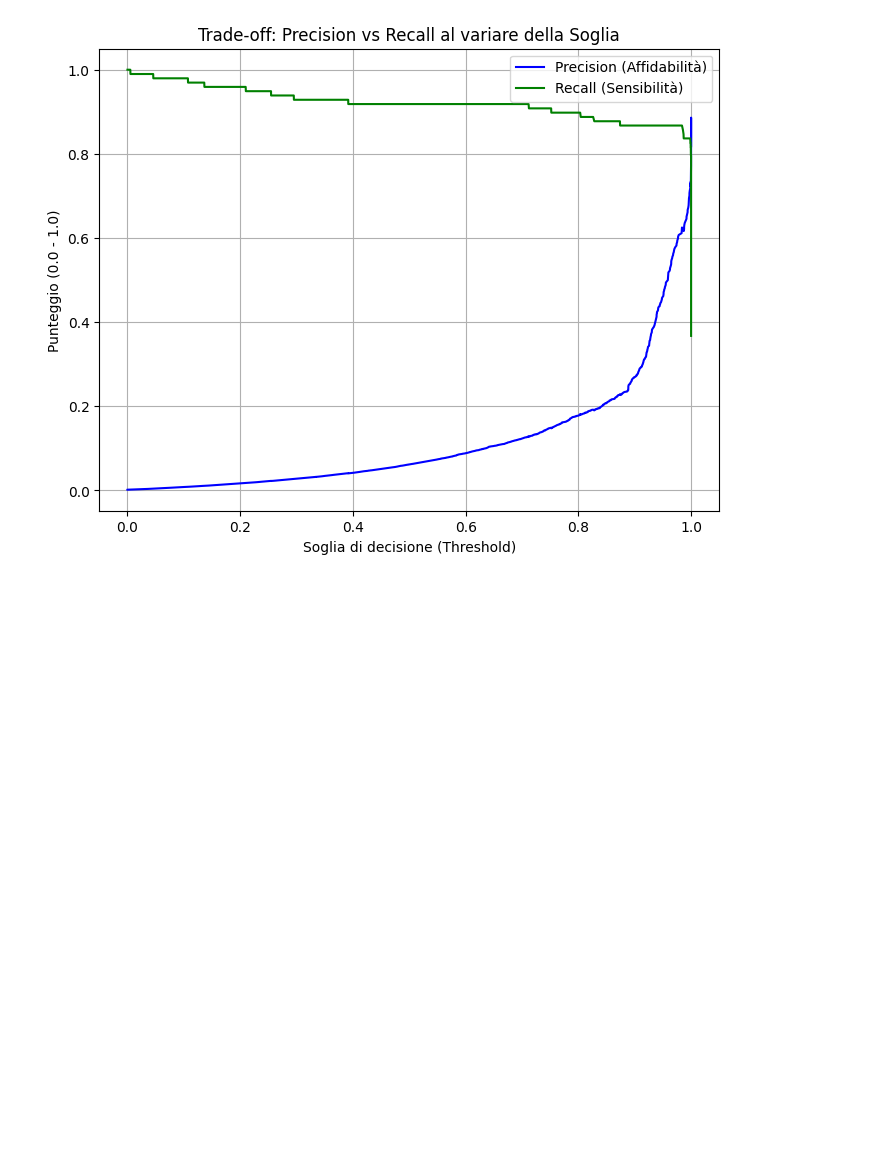
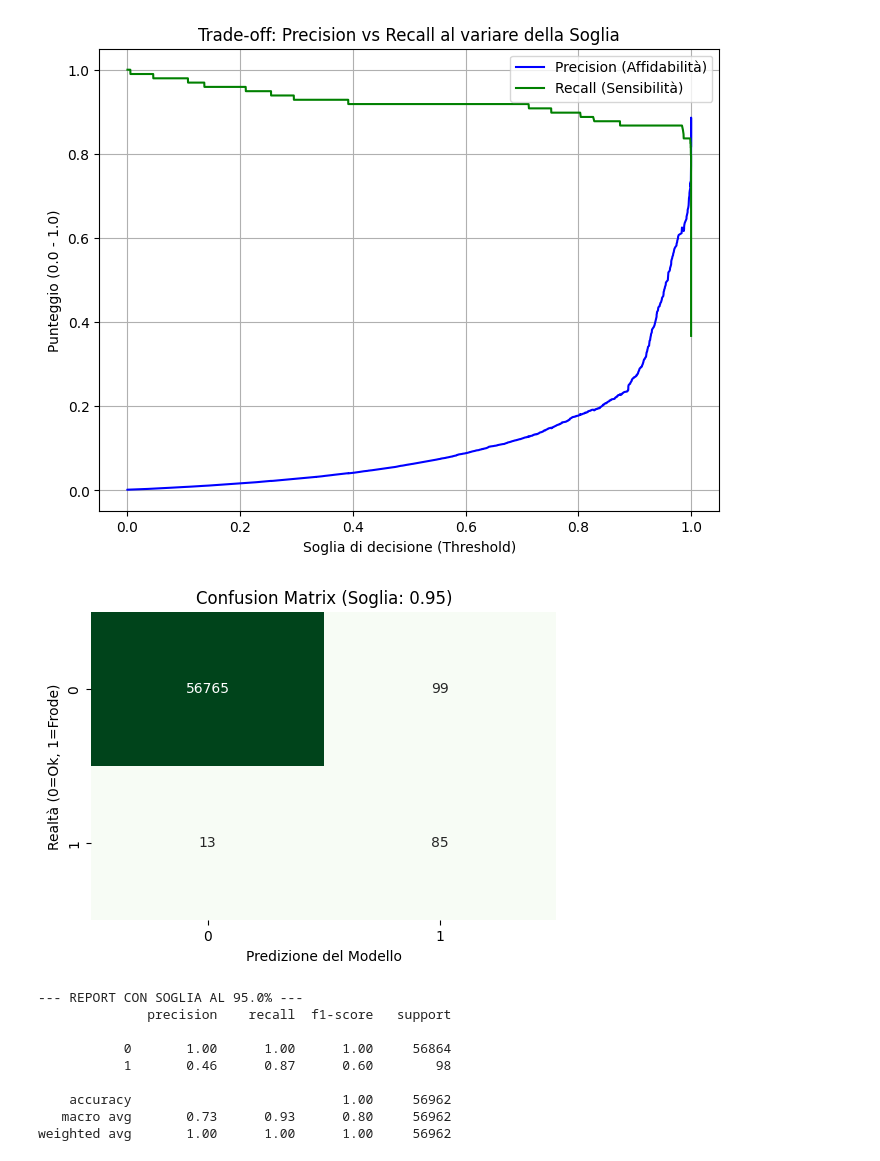
Before and after one commit to Nick5Test/RilevamentoFrodiDefalut, a Jupyter notebook: fraud_detection.ipynb, the cells around one changed output. Drawn from its saved outputs; the diff is of its cells as text; code cells hidden in the pictures; blank space fills up the shorter version.

```diff
--- a/fraud_detection.ipynb
+++ b/fraud_detection.ipynb
@@ -124,3 +100,44 @@ plt.show()
 Esempi di probabilità di frode calcolate dal modello:
 [1.         0.01991873 0.01657381 0.02917319 0.01921958]
 [figure]
+# %%
+import numpy as np
+import seaborn as sns
+import matplotlib.pyplot as plt
+from sklearn.metrics import confusion_matrix, classification_report
+
+# 1. RICALCOLIAMO LE PROBABILITÀ (Questo risolve il tuo errore!)
+# model.predict_proba restituisce due colonne, [:, 1] prende solo la colonna "Probabilità di essere Frode"
+y_scores = model.predict_proba(X_test)[:, 1]
+
+# 2. IL TUO SETPOINT (La Soglia)
+# Modifica questo valore se vuoi testare livelli diversi (es. 0.98 o 0.99)
+SOGLIA = 0.95
+
+# 3. APPLICHIAMO IL FILTRO
+# Crea un array di True/False, e .astype(int) li trasforma in 1/0
+y_pred_new = (y_scores > SOGLIA).astype(int)
+
+# 4. VISUALIZZIAMO I RISULTATI
+conf_matrix_new = confusion_matrix(y_test, y_pred_new)
+
+plt.figure(figsize=(6,4), dpi=100)
+sns.heatmap(conf_matrix_new, annot=True, fmt="d", cmap="Greens", cbar=False)
+plt.title(f"Confusion Matrix (Soglia: {SOGLIA})")
+plt.ylabel("Realtà (0=Ok, 1=Frode)")
+plt.xlabel("Predizione del Modello")
+plt.show()
+
+print(f"--- REPORT CON SOGLIA AL {SOGLIA*100}% ---")
+print(classification_report(y_test, y_pred_new))
+# %% [output]
+[figure, added]
+--- REPORT CON SOGLIA AL 95.0% ---
+              precision    recall  f1-score   support
+
+           0       1.00      1.00      1.00     56864
+           1       0.46      0.87      0.60        98
+
+    accuracy                           1.00     56962
+   macro avg       0.73      0.93      0.80     56962
+weighted avg       1.00      1.00      1.00     56962
```
Also changed, not shown: parts of 2 cells of this notebook.
